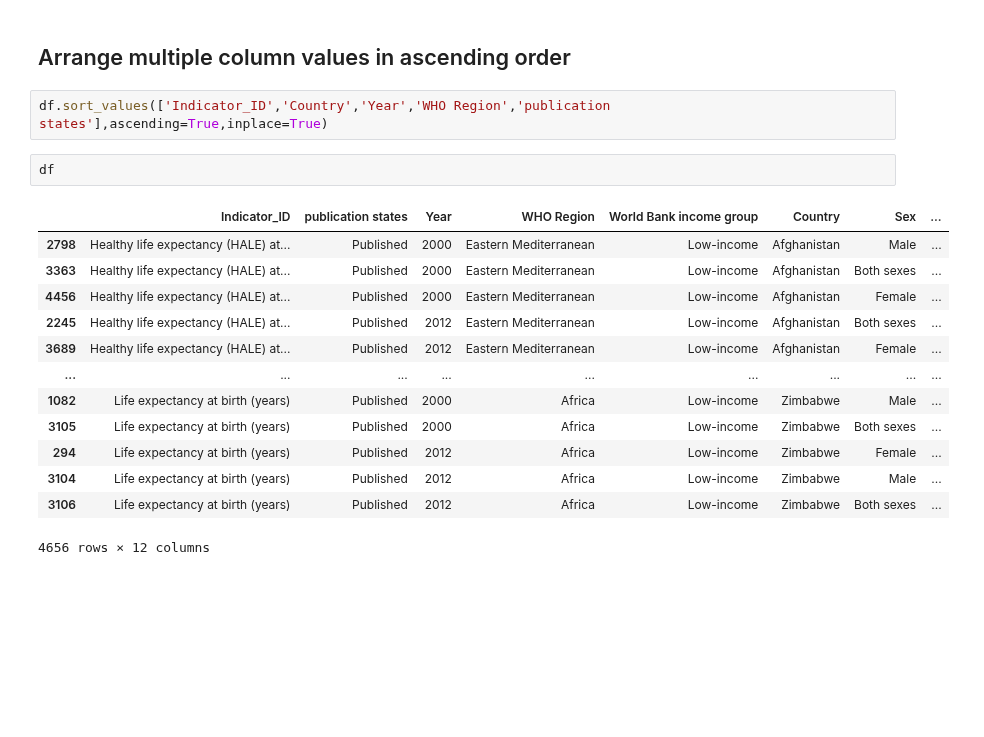
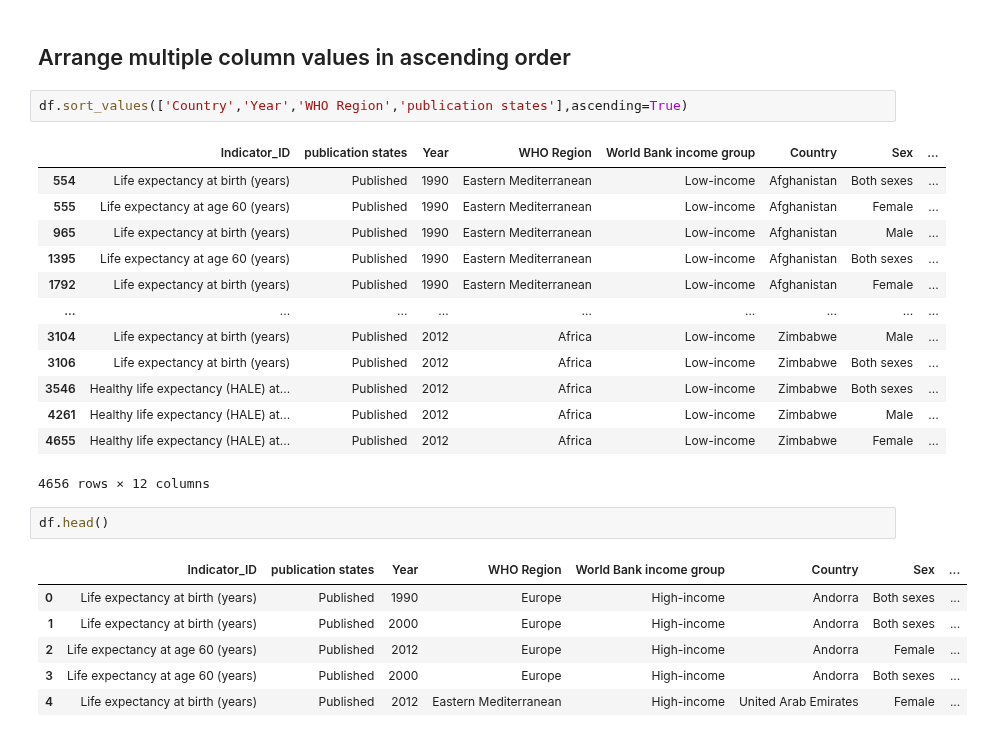
Before and after one commit to siddartha-10/Data-Science, a Jupyter notebook: Pandas/pandas_exercise1.ipynb, the cells around one changed output. Drawn from its saved outputs; the diff is of its cells as text; blank space fills up the shorter version.

```diff
--- a/Pandas/pandas_exercise1.ipynb
+++ b/Pandas/pandas_exercise1.ipynb
@@ -138,20 +147,27 @@ df.sort_values(['Year'],ascending=True)
 # %% [markdown]
 ## Arrange multiple column values in ascending order
 # %%
-df.sort_values(['Indicator_ID','Country','Year','WHO Region','publication states'],ascending=True,inplace=True)
+df.sort_values(['Country','Year','WHO Region','publication states'],ascending=True)
+# %% [output]
+|  | Indicator_ID | publication states | Year | WHO Region | World Bank income group | Country | Sex | ... |
+| 554 | Life expectancy at birth (years) | Published | 1990 | Eastern Mediterranean | Low-income | Afghanistan | Both sexes | ... |
+| 555 | Life expectancy at age 60 (years) | Published | 1990 | Eastern Mediterranean | Low-income | Afghanistan | Female | ... |
+| 965 | Life expectancy at birth (years) | Published | 1990 | Eastern Mediterranean | Low-income | Afghanistan | Male | ... |
+| 1395 | Life expectancy at age 60 (years) | Published | 1990 | Eastern Mediterranean | Low-income | Afghanistan | Both sexes | ... |
+| 1792 | Life expectancy at birth (years) | Published | 1990 | Eastern Mediterranean | Low-income | Afghanistan | Female | ... |
+| ... | ... | ... | ... | ... | ... | ... | ... | ... |
+| 3104 | Life expectancy at birth (years) | Published | 2012 | Africa | Low-income | Zimbabwe | Male | ... |
+| 3106 | Life expectancy at birth (years) | Published | 2012 | Africa | Low-income | Zimbabwe | Both sexes | ... |
+| 3546 | Healthy life expectancy (HALE) at... | Published | 2012 | Africa | Low-income | Zimbabwe | Both sexes | ... |
+| 4261 | Healthy life expectancy (HALE) at... | Published | 2012 | Africa | Low-income | Zimbabwe | Male | ... |
+| 4655 | Healthy life expectancy (HALE) at... | Published | 2012 | Africa | Low-income | Zimbabwe | Female | ... |
+4656 rows × 12 columns
 # %%
-df
+df.head()
 # %% [output]
 |  | Indicator_ID | publication states | Year | WHO Region | World Bank income group | Country | Sex | ... |
-| 2798 | Healthy life expectancy (HALE) at... | Published | 2000 | Eastern Mediterranean | Low-income | Afghanistan | Male | ... |
-| 3363 | Healthy life expectancy (HALE) at... | Published | 2000 | Eastern Mediterranean | Low-income | Afghanistan | Both sexes | ... |
-| 4456 | Healthy life expectancy (HALE) at... | Published | 2000 | Eastern Mediterranean | Low-income | Afghanistan | Female | ... |
-| 2245 | Healthy life expectancy (HALE) at... | Published | 2012 | Eastern Mediterranean | Low-income | Afghanistan | Both sexes | ... |
-| 3689 | Healthy life expectancy (HALE) at... | Published | 2012 | Eastern Mediterranean | Low-income | Afghanistan | Female | ... |
-| ... | ... | ... | ... | ... | ... | ... | ... | ... |
-| 1082 | Life expectancy at birth (years) | Published | 2000 | Africa | Low-income | Zimbabwe | Male | ... |
-| 3105 | Life expectancy at birth (years) | Published | 2000 | Africa | Low-income | Zimbabwe | Both sexes | ... |
-| 294 | Life expectancy at birth (years) | Published | 2012 | Africa | Low-income | Zimbabwe | Female | ... |
-| 3104 | Life expectancy at birth (years) | Published | 2012 | Africa | Low-income | Zimbabwe | Male | ... |
-| 3106 | Life expectancy at birth (years) | Published | 2012 | Africa | Low-income | Zimbabwe | Both sexes | ... |
+| 0 | Life expectancy at birth (years) | Published | 1990 | Europe | High-income | Andorra | Both sexes | ... |
+| 1 | Life expectancy at birth (years) | Published | 2000 | Europe | High-income | Andorra | Both sexes | ... |
+| 2 | Life expectancy at age 60 (years) | Published | 2012 | Europe | High-income | Andorra | Female | ... |
+| 3 | Life expectancy at age 60 (years) | Published | 2000 | Europe | High-income | Andorra | Both sexes | ... |
+| 4 | Life expectancy at birth (years) | Published | 2012 | Eastern Mediterranean | High-income | United Arab Emirates | Female | ... |
-4656 rows × 12 columns
```
Also changed, not shown: parts of 8 cells of this notebook.
